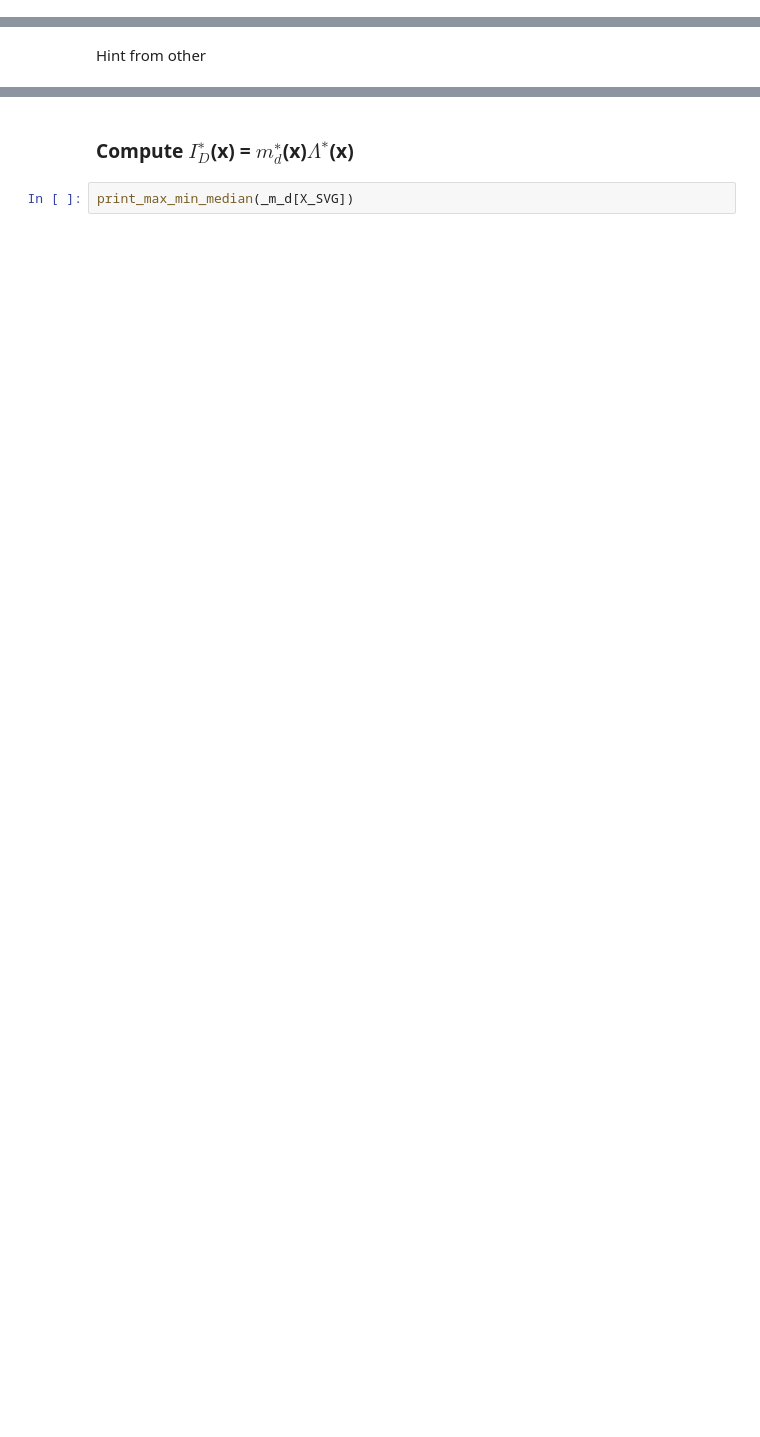
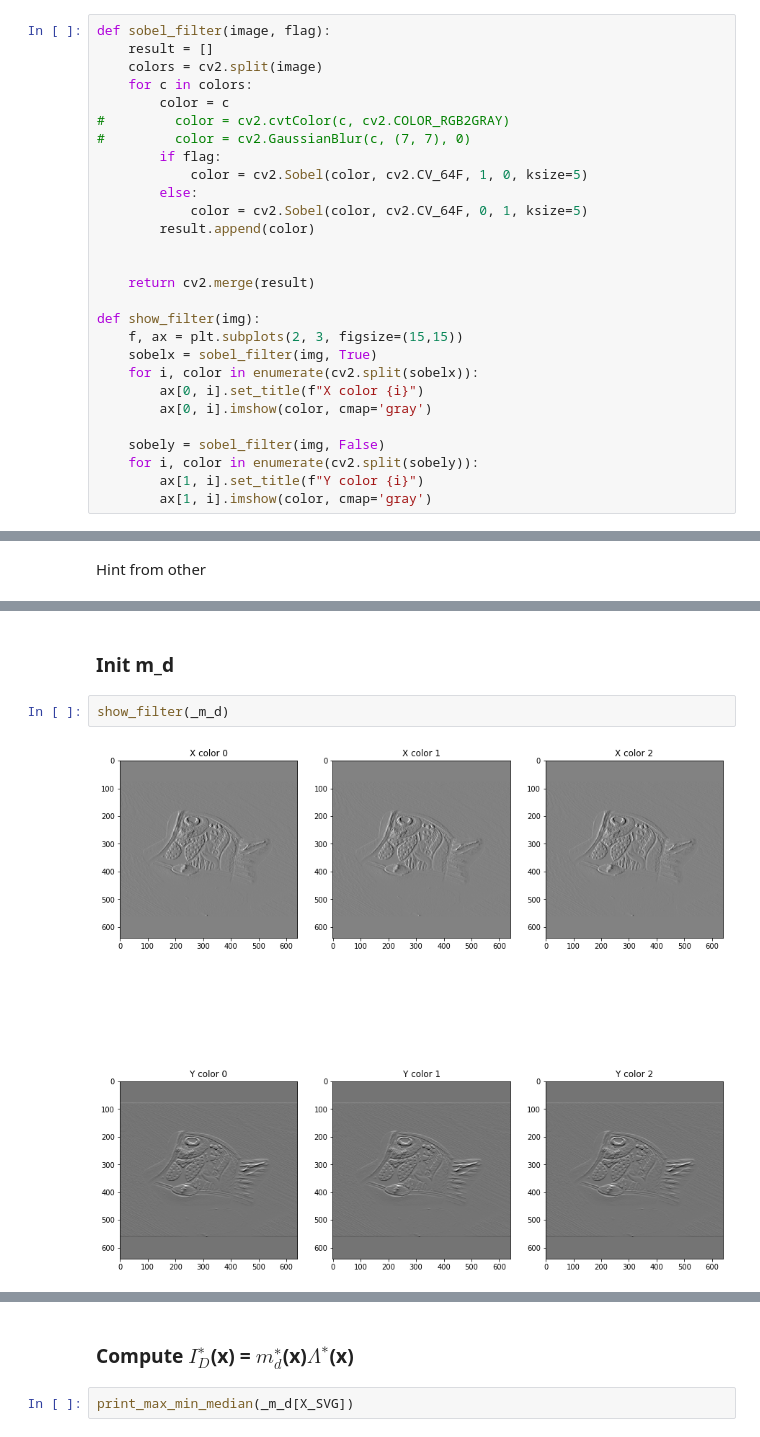
Before and after one commit to NikolaiSviridov/Specular-Highlight-Removal, a Jupyter notebook: single_image/Artusi_A_et_al/python/clean.ipynb, the cells around one changed output, grey strips where cells are left out. Drawn from its saved outputs; the diff is of its cells as text; blank space fills up the shorter version.

Commit message:
add another init, grad and save before trying 1d

```diff
--- a/single_image/Artusi_A_et_al/python/clean.ipynb
+++ b/single_image/Artusi_A_et_al/python/clean.ipynb
@@ -321,6 +321,34 @@ def P3(u):
     u[u < -1] = -1
     u[u > 1] = 1
     return u
+# %%
+def sobel_filter(image, flag):
+    result = []
+    colors = cv2.split(image)
+    for c in colors:
+        color = c
+#         color = cv2.cvtColor(c, cv2.COLOR_RGB2GRAY)
+#         color = cv2.GaussianBlur(c, (7, 7), 0)
+        if flag:
+            color = cv2.Sobel(color, cv2.CV_64F, 1, 0, ksize=5)
+        else:
+            color = cv2.Sobel(color, cv2.CV_64F, 0, 1, ksize=5)
+        result.append(color)
+
+
+    return cv2.merge(result)
+
+def show_filter(img):
+    f, ax = plt.subplots(2, 3, figsize=(15,15))
+    sobelx = sobel_filter(img, True)
+    for i, color in enumerate(cv2.split(sobelx)):
+        ax[0, i].set_title(f"X color {i}")
+        ax[0, i].imshow(color, cmap='gray')
+
+    sobely = sobel_filter(img, False)
+    for i, color in enumerate(cv2.split(sobely)):
+        ax[1, i].set_title(f"Y color {i}")
+        ax[1, i].imshow(color, cmap='gray')
 # %%
 def gen_1(shape):
     return (np.random.rand(*shape) * 0.001).astype('float32')
@@ -386,0 +416,6 @@ _m_s = P2(_I_de - _diff_chrom_de *m_d)
+# %% [markdown]
+### Init m_d
+# %%
+show_filter(_m_d)
+# %% [output]
+[figure, added]
```
Also changed, not shown: parts of 23 cells of this notebook.
